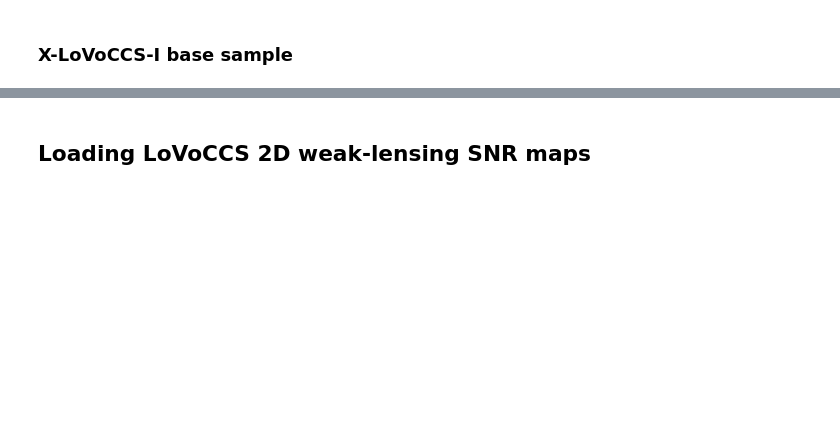
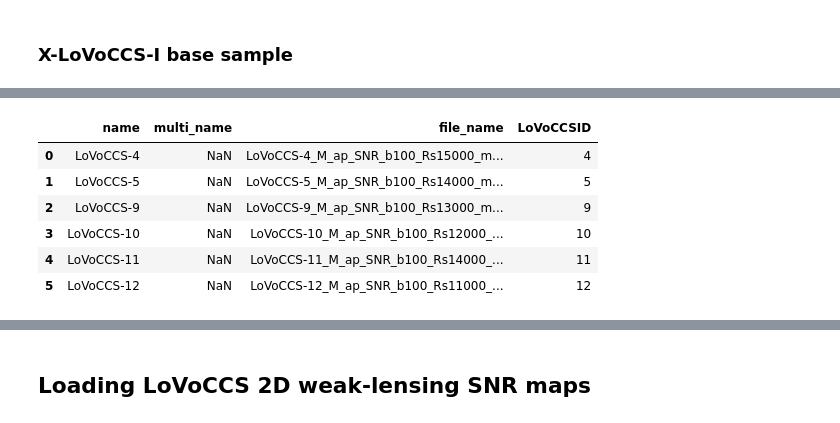
Before and after one commit to LoVoCCS/X-LoVoCCS-Analyses, a Jupyter notebook: notebooks/property_maps/general_xray_wl_apmass_corr.ipynb, the cells around one changed output, grey strips where cells are left out. Saved outputs shown, nothing was run; the diff lists cells and outputs as text; code cells hidden in the pictures; blank space fills up the shorter version.

```diff
--- a/notebooks/property_maps/general_xray_wl_apmass_corr.ipynb
+++ b/notebooks/property_maps/general_xray_wl_apmass_corr.ipynb
@@ -224,2 +231,17 @@ xlovoccs_base.head(6)
 # %%
-xlovoccs_samp = xlovoccs_base
+lovoccsII_wlapmass_inv = pd.read_csv("../../sample_files/aperture_mass_maps/inventory.csv")
+
+multi_clust_map = lovoccsII_wlapmass_inv['name'].isna()
+lovoccsII_wlapmass_inv_multi = lovoccsII_wlapmass_inv[multi_clust_map].reset_index(drop=True)
+lovoccsII_wlapmass_inv = lovoccsII_wlapmass_inv[~multi_clust_map].reset_index(drop=True)
+
+lovoccsII_wlapmass_inv['LoVoCCSID'] = lovoccsII_wlapmass_inv['name'].apply(lambda x: int(x.split('-')[-1]) if not pd.isnull(x) else np.NaN)
+lovoccsII_wlapmass_inv.head(6)
+# %% [output]
+|  | name | multi_name | file_name | LoVoCCSID |
+| 0 | LoVoCCS-4 | NaN | LoVoCCS-4_M_ap_SNR_b100_Rs15000_m... | 4 |
+| 1 | LoVoCCS-5 | NaN | LoVoCCS-5_M_ap_SNR_b100_Rs14000_m... | 5 |
+| 2 | LoVoCCS-9 | NaN | LoVoCCS-9_M_ap_SNR_b100_Rs13000_m... | 9 |
+| 3 | LoVoCCS-10 | NaN | LoVoCCS-10_M_ap_SNR_b100_Rs12000_... | 10 |
+| 4 | LoVoCCS-11 | NaN | LoVoCCS-11_M_ap_SNR_b100_Rs14000_... | 11 |
+| 5 | LoVoCCS-12 | NaN | LoVoCCS-12_M_ap_SNR_b100_Rs11000_... | 12 |
```
Also changed, not shown: parts of 49 cells of this notebook.
